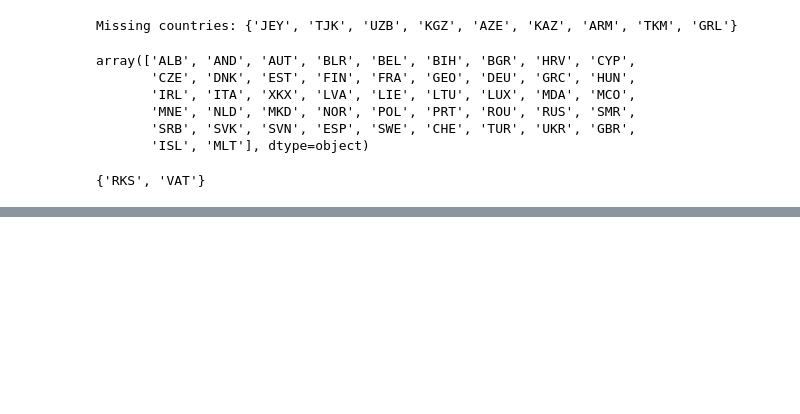
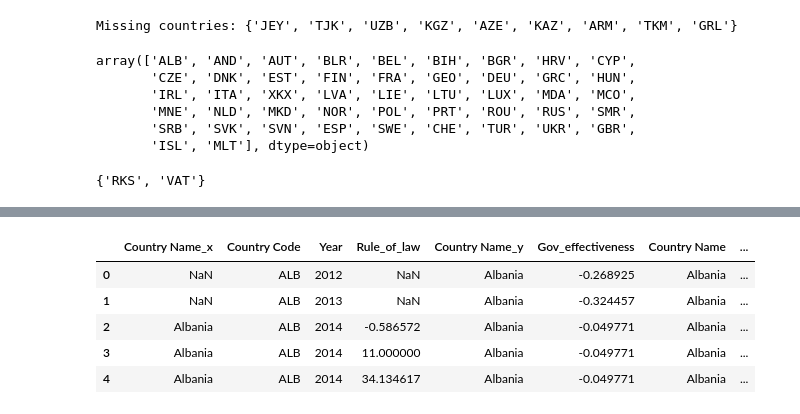
Before and after one commit to gonlyplease/corruption_analysis_europe, a Jupyter notebook: notebooks/corruption_analyses.ipynb, the cells around one changed output, grey strips where cells are left out. Saved outputs shown, nothing was run; the diff lists cells and outputs as text; code cells hidden in the pictures; blank space fills up the shorter version.

Commit message:
Trying to handle all wpi data with one loop

```diff
--- a/notebooks/corruption_analyses.ipynb
+++ b/notebooks/corruption_analyses.ipynb
@@ -412,0 +447,35 @@ iso_europe-iso_data
+# %%
+# Define your datasets info
+datasets_info = {
+    "rule_of_law": {
+        "file_path": "rule_of_law",
+        "value_name": "Rule_of_law"
+    },
+    "government_effectiveness": {
+        "file_path": "government_effectiveness",
+        "value_name": "Gov_effectiveness"
+    },
+    "control_of_corruption": {
+        "file_path": "control_of_corruption",
+        "value_name": "Control_of_corruption"
+    },
+    "fdi": {
+        "file_path": "fdi",
+        "value_name": "Fdi"
+    },
+    "gdp_per_capita": {
+        "file_path": "gdp_per_capita",
+        "value_name": "Gdp_per_capita"
+    },
+    "gini": {
+        "file_path": "gini",
+        "value_name": "Gini"
+    },
+    "unemployement": {
+        "file_path": "unemployement",
+        "value_name": "Unemployement"
+    },
+}
+
+# Suppose 'countries' is your DataFrame of valid countries
+# For example: countries = pd.read_csv('../data/reference/countries.csv')
@@ -412,0 +583,7 @@ iso_europe-iso_data
+# %%
+# Combine them all
+final_df = combine_datasets(datasets_info, countries)
+
+# Inspect the merged DataFrame
+print(final_df.head())
+print(final_df.columns)
@@ -412,0 +608,9 @@ iso_europe-iso_data
+# %%
+final_df.head()
+# %% [output]
+|  | Country Name_x | Country Code | Year | Rule_of_law | Country Name_y | Gov_effectiveness | Country Name | ... |
+| 0 | NaN | ALB | 2012 | NaN | Albania | -0.268925 | Albania | ... |
+| 1 | NaN | ALB | 2013 | NaN | Albania | -0.324457 | Albania | ... |
+| 2 | Albania | ALB | 2014 | -0.586572 | Albania | -0.049771 | Albania | ... |
+| 3 | Albania | ALB | 2014 | 11.000000 | Albania | -0.049771 | Albania | ... |
+| 4 | Albania | ALB | 2014 | 34.134617 | Albania | -0.049771 | Albania | ... |
```
Also changed, not shown: parts of 25 cells of this notebook, 4 other files.
